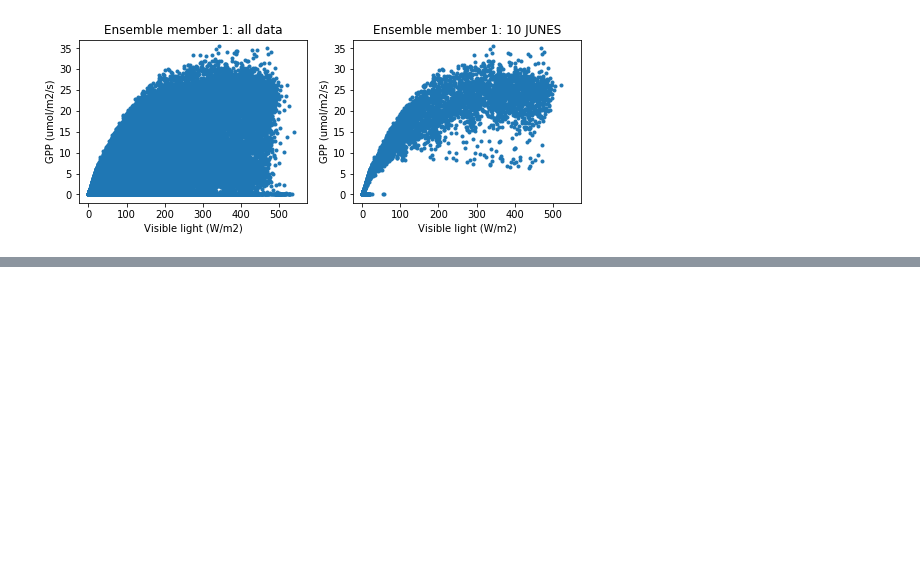
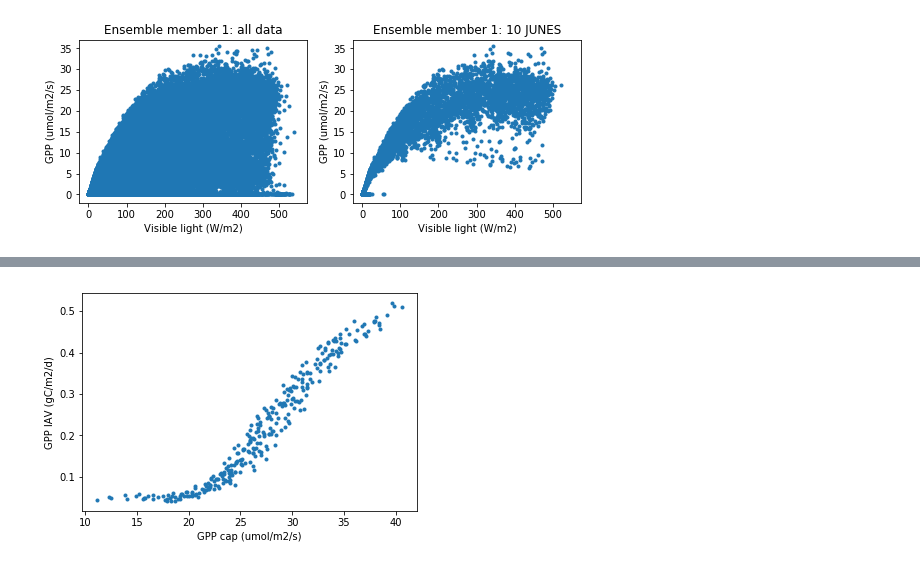
Before and after one commit to djk2120/UMB_cap, a Jupyter notebook: pyth/umb_ens2.ipynb, the cells around one changed output, grey strips where cells are left out. Saved outputs shown, nothing was run; the diff lists cells and outputs as text; code cells hidden in the pictures; blank space fills up the shorter version.

```diff
--- a/pyth/umb_ens2.ipynb
+++ b/pyth/umb_ens2.ipynb
@@ -212,0 +213,8 @@ plt.subplots_adjust(hspace=0.3)
+# %%
+iav = [np.std(xf*ds['FPSN'].sel(ens=ee).groupby('time.year').mean(dim=xr.ALL_DIMS).values[:-1])
+       for ee in ens]
+plt.plot(caps,iav,'.')
+plt.ylabel('GPP IAV (gC/m2/d)')
+plt.xlabel('GPP cap (umol/m2/s)');
+# %% [output]
+[figure, added]
```
Also changed, not shown: parts of 15 cells of this notebook.
